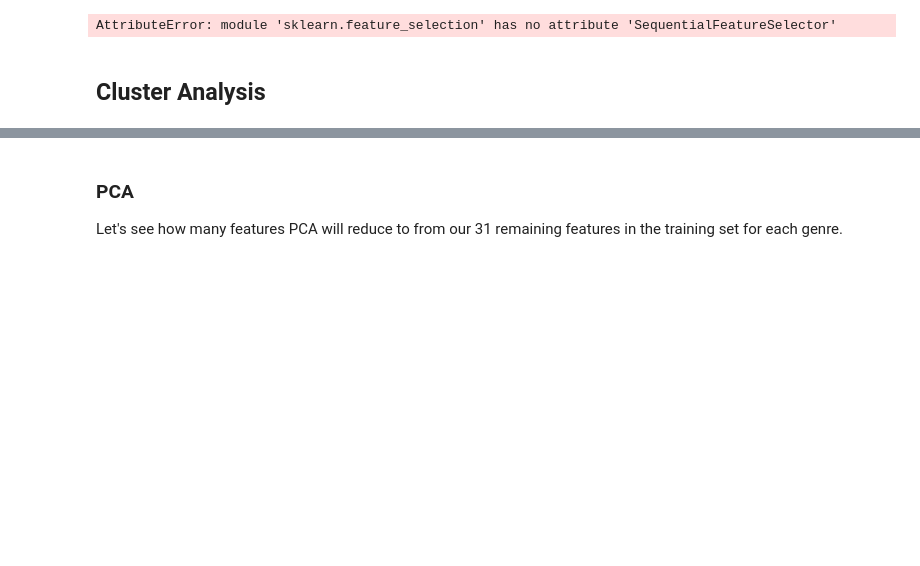
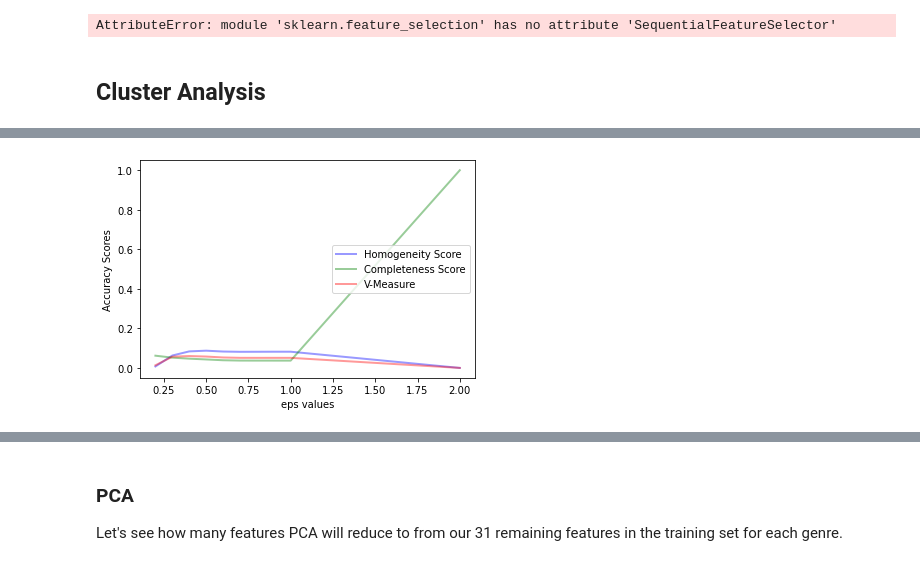
Before and after one commit to CrystalCo/audio_features_popularity_classifiers, a Jupyter notebook: Task2_Exploring_Data.ipynb, the cells around one changed output, grey strips where cells are left out. Drawn from its saved outputs; the diff is of its cells as text; code cells hidden in the pictures; blank space fills up the shorter version.

```diff
--- a/Task2_Exploring_Data.ipynb
+++ b/Task2_Exploring_Data.ipynb
@@ -800,0 +932,8 @@ Techniques we can use to detect outliers:
+# %%
+def plot_clustering_params(param_values, param_name, h_scores, c_scores, v_scores):
+    plt.plot(param_values, h_scores, label='Homogeneity Score', alpha=0.4, lw=2, c='b')
+    plt.plot(param_values, c_scores, label='Completeness Score', alpha=0.4, lw=2, c='g')
+    plt.plot(param_values, v_scores, label='V-Measure', alpha=0.4, lw=2, c='r')
+    plt.legend(loc=7)
+    plt.xlabel(param_name + " values")
+    plt.ylabel("Accuracy Scores")
@@ -800,0 +1069,5 @@ Techniques we can use to detect outliers:
+# %%
+eps_vals = [0.2, 0.3, 0.4, 0.5, 0.6, 0.7, 0.8, 0.9, 1.0, 2.0] # Only made it this far in the method
+plot_clustering_params(eps_vals, param_name, h_score, c_score, v_score)
+# %% [output]
+[figure, added]
```
Also changed, not shown: parts of 22 cells of this notebook.
